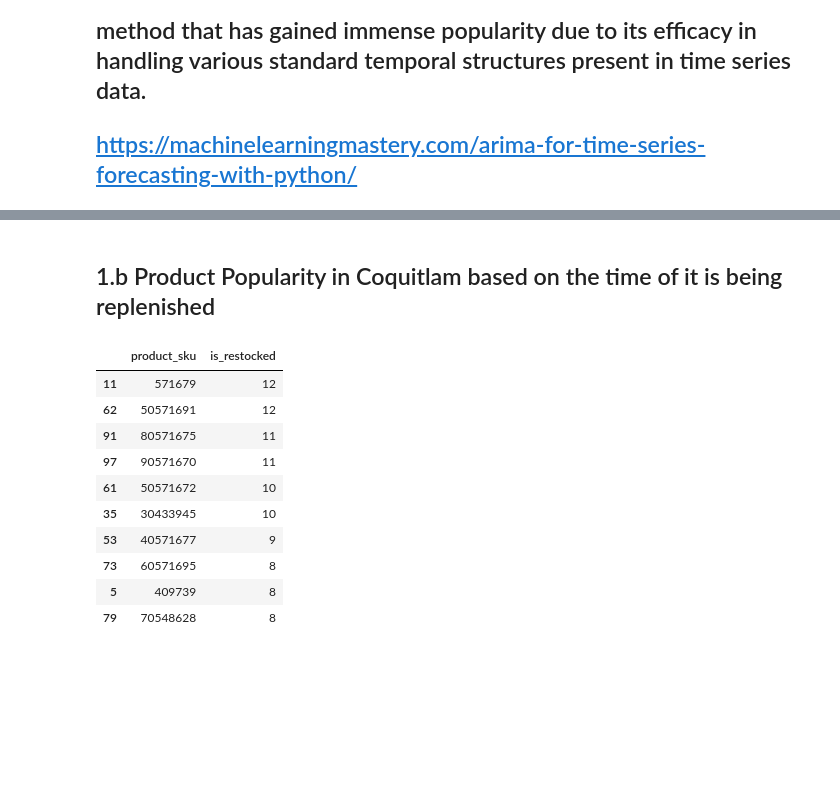
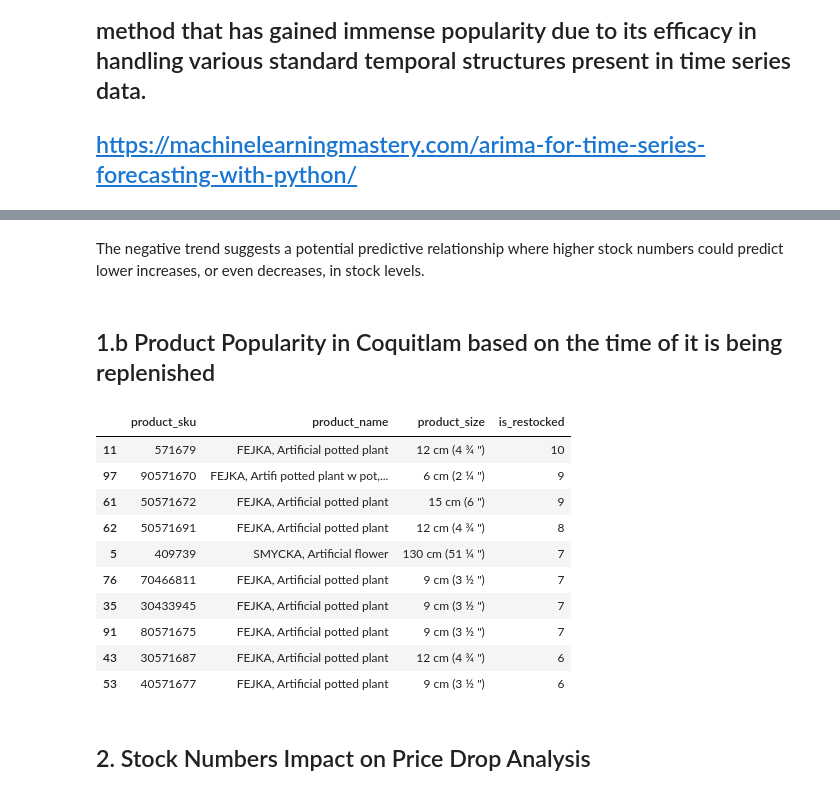
Before and after one commit to arifinwi1982/CSIS-4495-050-AppliedResearchProject, a Jupyter notebook: Machine_Learning_Analysis_Models.ipynb, the cells around one changed output, grey strips where cells are left out. Drawn from its saved outputs; the diff is of its cells as text; code cells hidden in the pictures; blank space fills up the shorter version.

```diff
--- a/Machine_Learning_Analysis_Models.ipynb
+++ b/Machine_Learning_Analysis_Models.ipynb
@@ -284,42 +447,55 @@ plt.show()
+# %% [markdown]
+The negative trend suggests a potential predictive relationship where higher stock numbers could predict lower increases, or even decreases, in stock levels.
 # %% [markdown]
 ## 1.b Product Popularity in Coquitlam based on the time of it is being replenished
 # %%
 # Assuming df is structured with a 'product_sku', 'current_date', and multiple 'stock_number_*' columns
 # First, ensure 'current_date' is in datetime format and sorted
-df['current_date'] = pd.to_datetime(df['current_date'])
-df.sort_values(by='current_date', inplace=True)
+#df['current_date'] = pd.to_datetime(df['current_date'])
+df_popular = df.copy()
 
-# Example for a single store, can be adapted for multiple stores by iterating over stock_columns
+df_popular.sort_values(by='current_date', inplace=True)
+
+# Select the column for stock change calculations
 stock_column = 'stock_number_coquitlam'  # Example stock column for one store
 
 # Calculate the difference in stock level from one record to the next for each product
-df['stock_change'] = df.groupby('product_sku')[stock_column].diff()
+df_popular['stock_change'] = df_popular.groupby('product_sku')[stock_column].diff()
 
 # A positive stock change indicates a restocking event
-df['is_restocked'] = df['stock_change'] > 0
+df_popular['is_restocked'] = df_popular['stock_change'] > 0
 
 # Count restocking events for each product
-restock_counts = df.groupby('product_sku')['is_restocked'].sum().reset_index()
+restock_counts = df_popular.groupby('product_sku')['is_restocked'].sum().reset_index()
+
+# Merge to get product names and sizes without changing the original df
+restock_counts_with_names = restock_counts.merge(
+    df_popular[['product_sku', 'product_name', 'product_size']].drop_duplicates(),
+    on='product_sku',
+    how='left'
+)
 
 # Sort products by restocking frequency in descending order
-restock_counts_sorted = restock_counts.sort_values(by='is_restocked', ascending=False)
+restock_counts_sorted = restock_counts_with_names.sort_values(by='is_restocked', ascending=False)
 
 # Select the top 10 products based on restocking frequency
-top_10_replenished_products = restock_counts_sorted.head(10)
+top_10_replenished_products = restock_counts_sorted.head(10)[['product_sku', 'product_name', 'product_size', 'is_restocked']]
 
 top_10_replenished_products
 # %% [output]
-|  | product_sku | is_restocked |
-| 11 | 571679 | 12 |
-| 62 | 50571691 | 12 |
-| 91 | 80571675 | 11 |
-| 97 | 90571670 | 11 |
-| 61 | 50571672 | 10 |
-| 35 | 30433945 | 10 |
-| 53 | 40571677 | 9 |
-| 73 | 60571695 | 8 |
-| 5 | 409739 | 8 |
-| 79 | 70548628 | 8 |
+|  | product_sku | product_name | product_size | is_restocked |
+| 11 | 571679 | FEJKA, Artificial potted plant | 12 cm (4 ¾ ") | 10 |
+| 97 | 90571670 | FEJKA, Artifi potted plant w pot,... | 6 cm (2 ¼ ") | 9 |
+| 61 | 50571672 | FEJKA, Artificial potted plant | 15 cm (6 ") | 9 |
+| 62 | 50571691 | FEJKA, Artificial potted plant | 12 cm (4 ¾ ") | 8 |
+| 5 | 409739 | SMYCKA, Artificial flower | 130 cm (51 ¼ ") | 7 |
+| 76 | 70466811 | FEJKA, Artificial potted plant | 9 cm (3 ½ ") | 7 |
+| 35 | 30433945 | FEJKA, Artificial potted plant | 9 cm (3 ½ ") | 7 |
+| 91 | 80571675 | FEJKA, Artificial potted plant | 9 cm (3 ½ ") | 7 |
+| 43 | 30571687 | FEJKA, Artificial potted plant | 12 cm (4 ¾ ") | 6 |
+| 53 | 40571677 | FEJKA, Artificial potted plant | 9 cm (3 ½ ") | 6 |
+# %% [markdown]
+## 2. Stock Numbers Impact on Price Drop Analysis
 # %%
 df['product_price_old'] = pd.to_numeric(df['product_price_old'].astype(str).str.replace('$', ''), errors='coerce')
 df['product_price_new'] = pd.to_numeric(df['product_price_new'].astype(str).str.replace('$', ''), errors='coerce')
```
Also changed, not shown: parts of 36 cells of this notebook.
